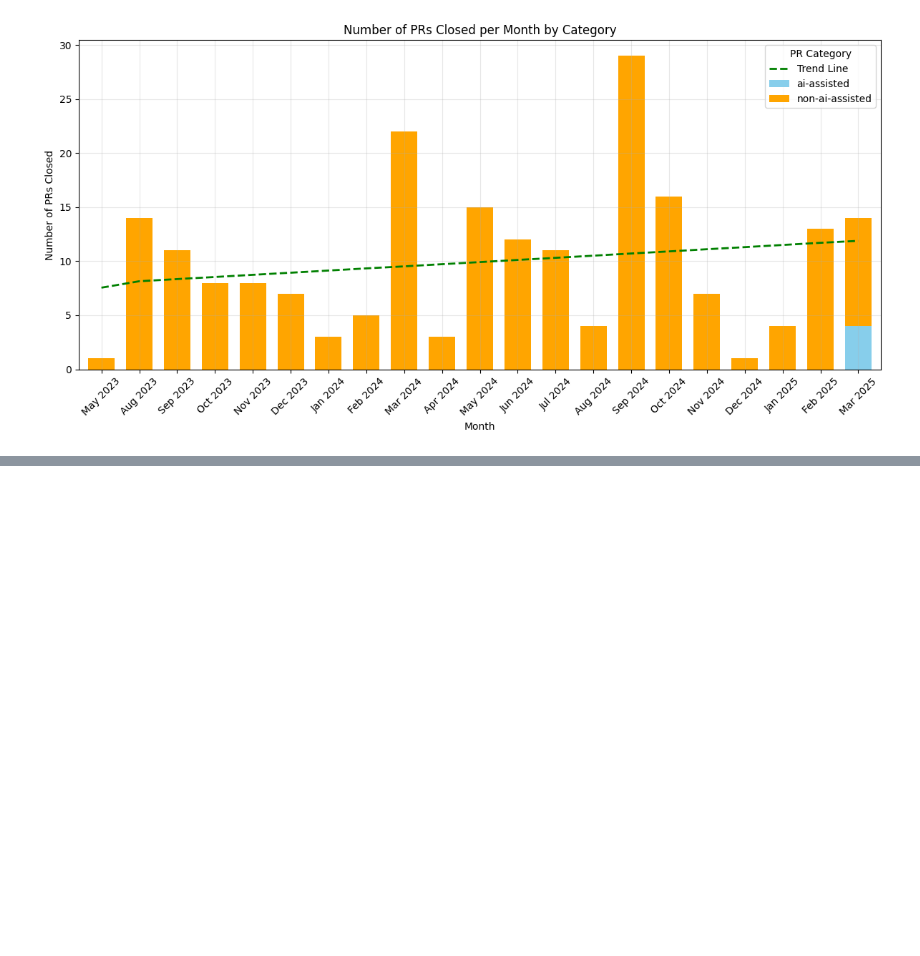
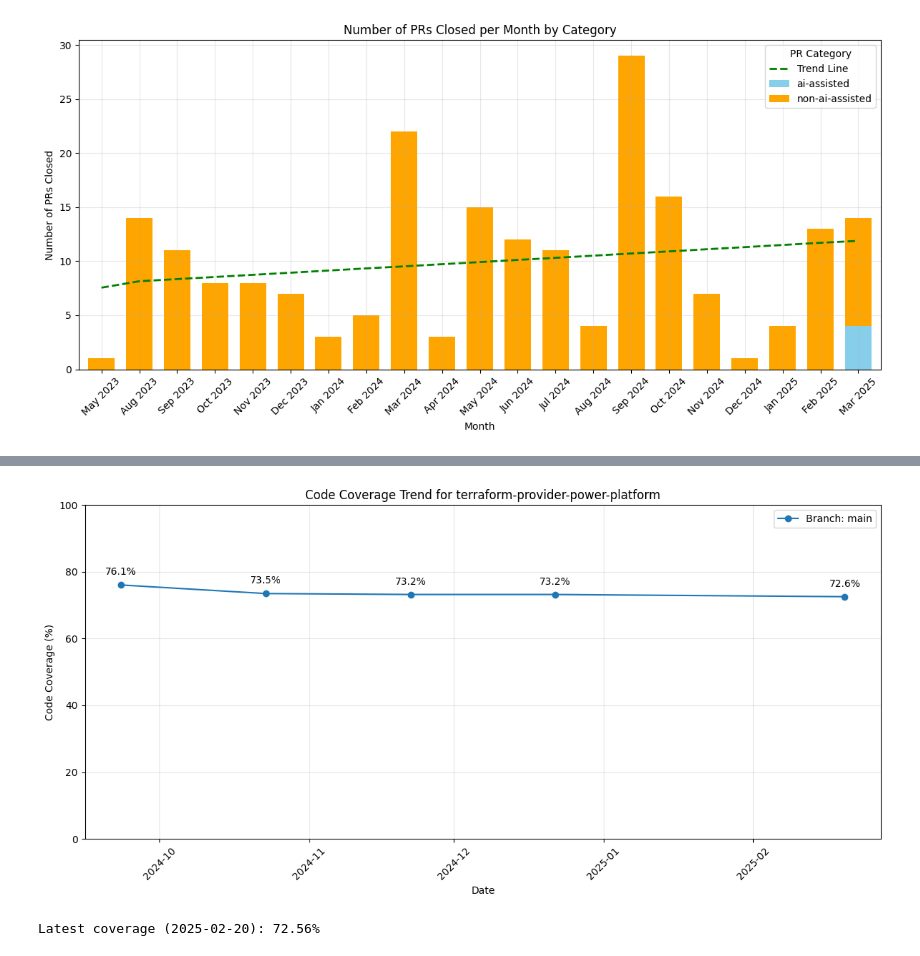
Before and after one commit to devorekristen/terraform-provider-power-platform, a Jupyter notebook: metrics/metrics.ipynb, the cells around one changed output, grey strips where cells are left out. Saved outputs shown, nothing was run; the diff lists cells and outputs as text; code cells hidden in the pictures; blank space fills up the shorter version.

```diff
--- a/metrics/metrics.ipynb
+++ b/metrics/metrics.ipynb
@@ -133,0 +281,31 @@ plt.show()
+# %%
+# Plot coverage trends
+plt.figure(figsize=(12, 6))
+
+# Group by branch and plot each as a separate line
+for branch, data in df_coverage.groupby('branch'):
+    line = plt.plot(data['timestamp'], data['coverage'], marker='o', label=f"Branch: {branch}")
+    # Add data labels to each point
+    for i, txt in enumerate(data['coverage']):
+        plt.annotate(f"{txt:.1f}%",
+                    (data['timestamp'].iloc[i], data['coverage'].iloc[i]),
+                    textcoords="offset points",
+                    xytext=(0,10),
+                    ha='center')
+
+plt.xlabel('Date')
+plt.ylabel('Code Coverage (%)')
+plt.title('Code Coverage Trend for terraform-provider-power-platform')
+plt.ylim(0, 100)  # Set y-axis to show full percentage range (0-100%)
+plt.grid(True, alpha=0.3)
+plt.legend()
+plt.xticks(rotation=45)
+plt.tight_layout()
+plt.show()
+
+# Print latest coverage
+latest = df_coverage.loc[df_coverage['timestamp'].idxmax()]
+print(f"Latest coverage ({latest['timestamp'].strftime('%Y-%m-%d')}): {latest['coverage']:.2f}%")
+# %% [output]
+[figure, added]
+Latest coverage (2025-02-20): 72.56%
```
Also changed, not shown: parts of 4 cells of this notebook.
